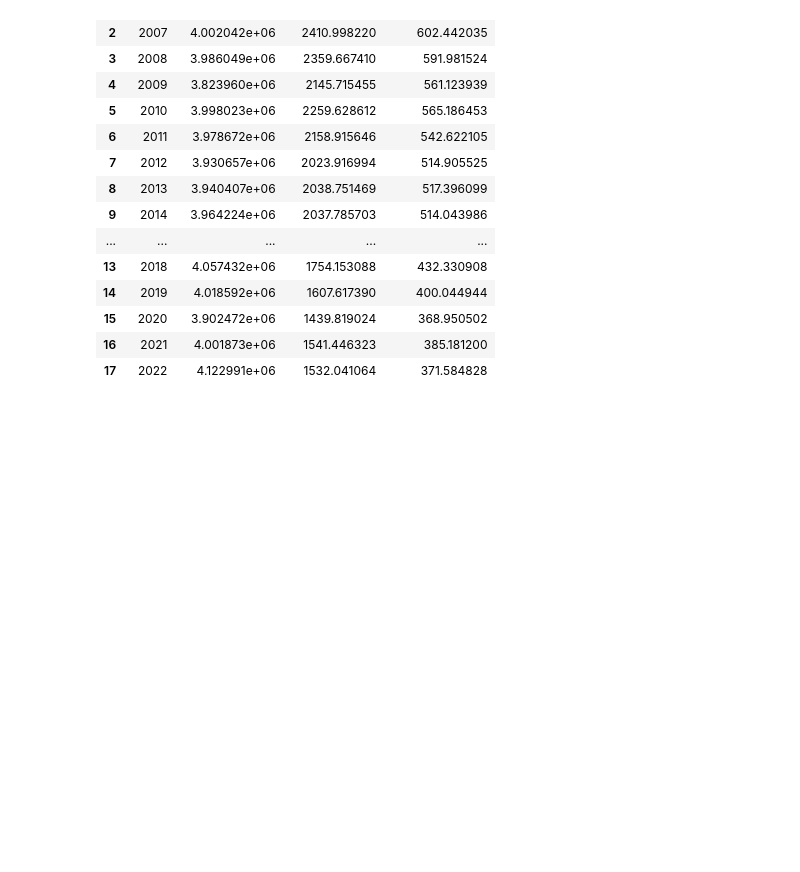
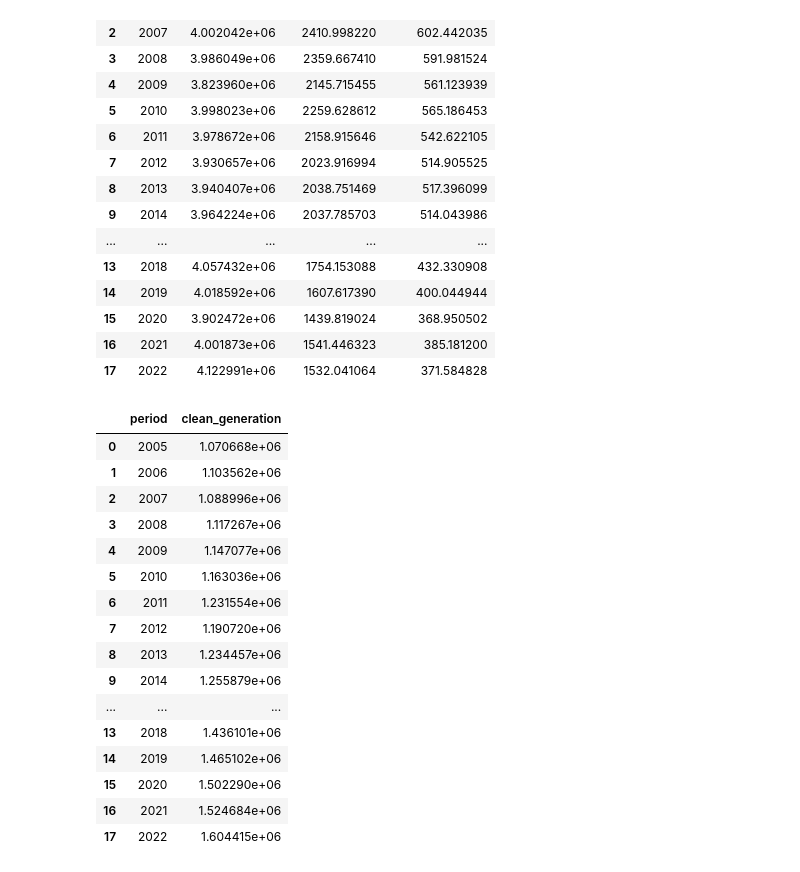
Before and after one commit to colleenpangilinan/us-emissions-dashboard, a Jupyter notebook: notebooks/01_fetch_data.ipynb, the cells around one changed output. Saved outputs shown, nothing was run; the diff lists cells and outputs as text; code cells hidden in the pictures; blank space fills up the shorter version.

```diff
--- a/notebooks/01_fetch_data.ipynb
+++ b/notebooks/01_fetch_data.ipynb
@@ -344,3 +344,28 @@ intensity_df
 | 15 | 2020 | 3.902472e+06 | 1439.819024 | 368.950502 |
 | 16 | 2021 | 4.001873e+06 | 1541.446323 | 385.181200 |
 | 17 | 2022 | 4.122991e+06 | 1532.041064 | 371.584828 |
+# %%
+# clean share
+clean_fueltypeid_lst = ['HYC','NUC','SUN','WND']
+clean_share = eia_df.copy()[['period','fueltypeid','generation']]
+clean_share = clean_share[clean_share['fueltypeid'].isin(clean_fueltypeid_lst)]
+clean_share = clean_share.groupby('period')['generation'].sum().reset_index().rename(columns={'generation':'clean_generation'}).iloc[:18]
+clean_share
+# %% [output]
+|  | period | clean_generation |
+| 0 | 2005 | 1.070668e+06 |
+| 1 | 2006 | 1.103562e+06 |
+| 2 | 2007 | 1.088996e+06 |
+| 3 | 2008 | 1.117267e+06 |
+| 4 | 2009 | 1.147077e+06 |
+| 5 | 2010 | 1.163036e+06 |
+| 6 | 2011 | 1.231554e+06 |
+| 7 | 2012 | 1.190720e+06 |
+| 8 | 2013 | 1.234457e+06 |
+| 9 | 2014 | 1.255879e+06 |
+| ... | ... | ... |
+| 13 | 2018 | 1.436101e+06 |
+| 14 | 2019 | 1.465102e+06 |
+| 15 | 2020 | 1.502290e+06 |
+| 16 | 2021 | 1.524684e+06 |
+| 17 | 2022 | 1.604415e+06 |
```
Also changed, not shown: parts of 3 cells of this notebook, 1 other file.
